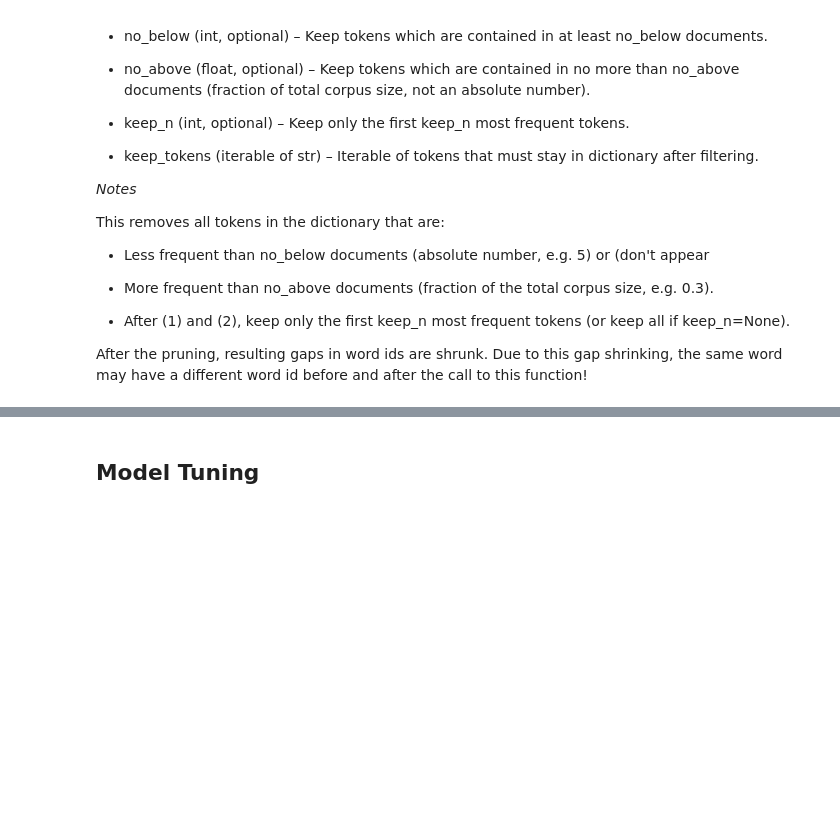
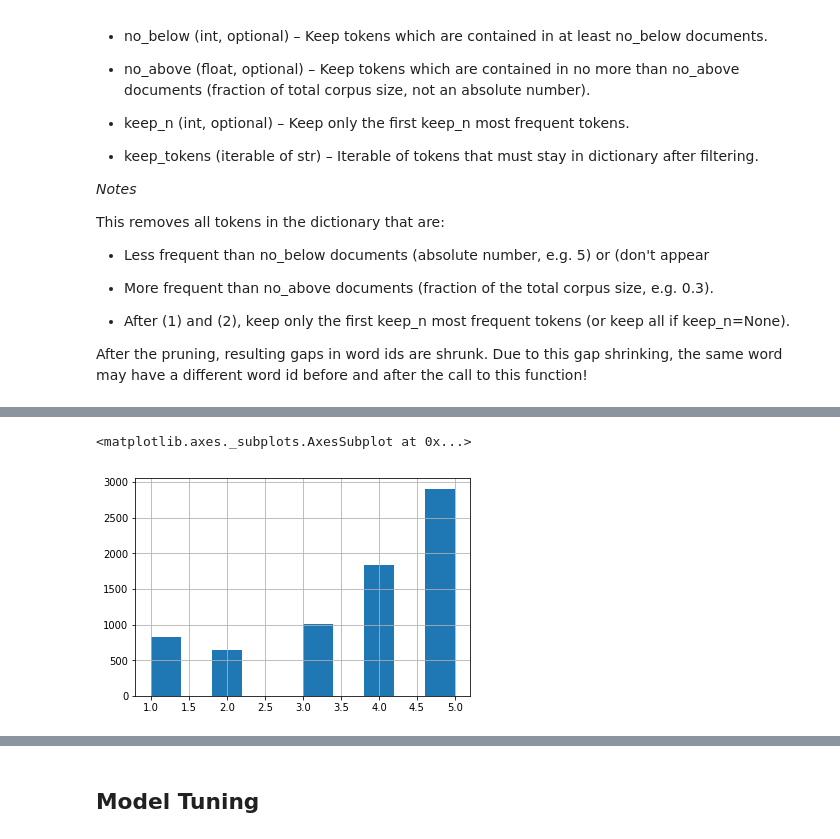
Before and after one commit to raeray/persproj, a Jupyter notebook: eda/Preprocessing.ipynb, the cells around one changed output, grey strips where cells are left out. Drawn from its saved outputs; the diff is of its cells as text; code cells hidden in the pictures; blank space fills up the shorter version.

Commit message:
Include code to find topics per document, then analyze the star distribution. add recommendation engine

```diff
--- a/eda/Preprocessing.ipynb
+++ b/eda/Preprocessing.ipynb
@@ -32,4 +42,5 @@ review_df = pd.read_csv('s3://persproj/data/review_df.csv')
 # %%
 %%time
-business_df = pd.read_csv('s3://persproj/data/business_df.csv')
+business_chunks = pd.read_csv('s3://persproj/data/business_df.csv', chunksize=1000, iterator=True)
+business_df = pd.concat(business_chunks, ignore_index=True)
 # %% [output]
@@ -87,0 +90,3 @@ Wall time: 51min 33s
+# %%
+food_review_df = food_review_df.rename(columns={'stars_x': 'business_stars',
+                              'stars_y': 'review_stars'})
@@ -134,12 +156,12 @@ This removes all tokens in the dictionary that are:
 
 After the pruning, resulting gaps in word ids are shrunk. Due to this gap shrinking, the same word may have a different word id before and after the call to this function!
 # %%
-df = dim_sum_df[:1000]
+df = food_review_df
 
 filter_params = {
     'no_below': 5, # need to be in at least <no_below> documents
-    'no_above':0.5, # need to be in less than <no_above>% of documents, the lower this is, the more words it filters oout
-    'keep_n': 10000,
+    'no_above':0.4, # need to be in less than <no_above>% of documents, the lower this is, the more words it filters out
+    'keep_n': 3000,
 }
 
 lda_class = lda.ldaModel(df,
@@ -151,7 +173,9 @@ after filter dict len:  1054
 # %%
+%%time
+
 model_params = {
     'num_topics': 10,
-    'passes':1,
+    'passes':10,
     'workers': 4,
     'chunksize': 500,
     'eta':0.1,
@@ -196,0 +367,5 @@ Coherence Score:  0.42342811999801705
+# %%
+lda_class.review_df['review_stars'].hist()
+# %% [output]
+<matplotlib.axes._subplots.AxesSubplot at 0x...>
+[figure, added]
```
Also changed, not shown: parts of 31 cells of this notebook, 1 other file.
